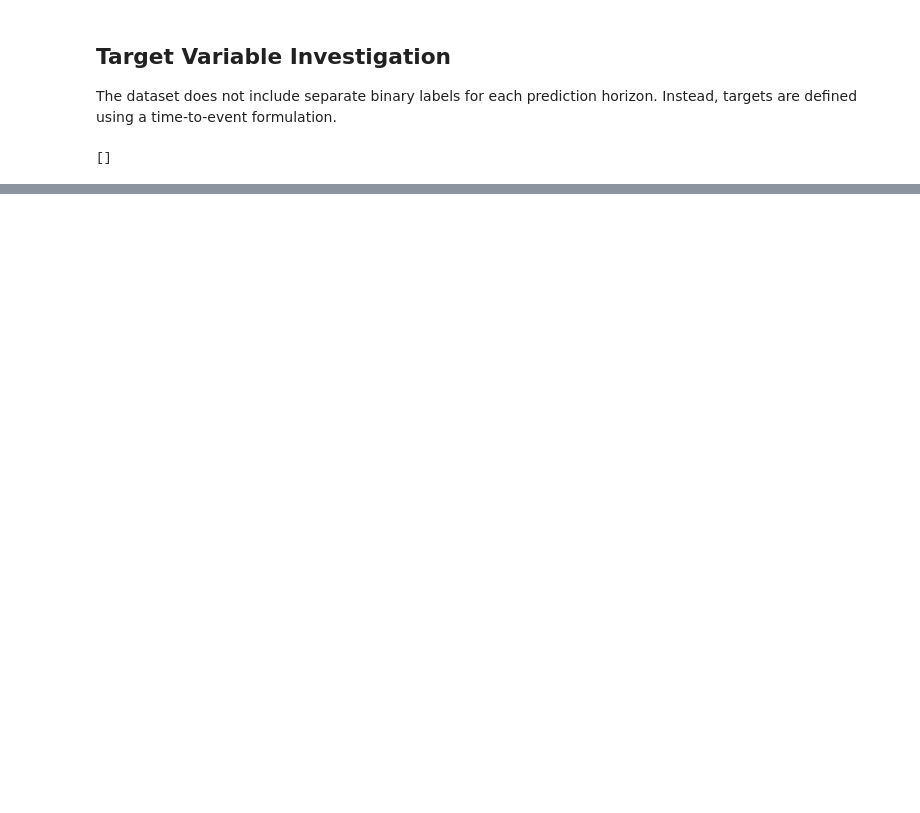
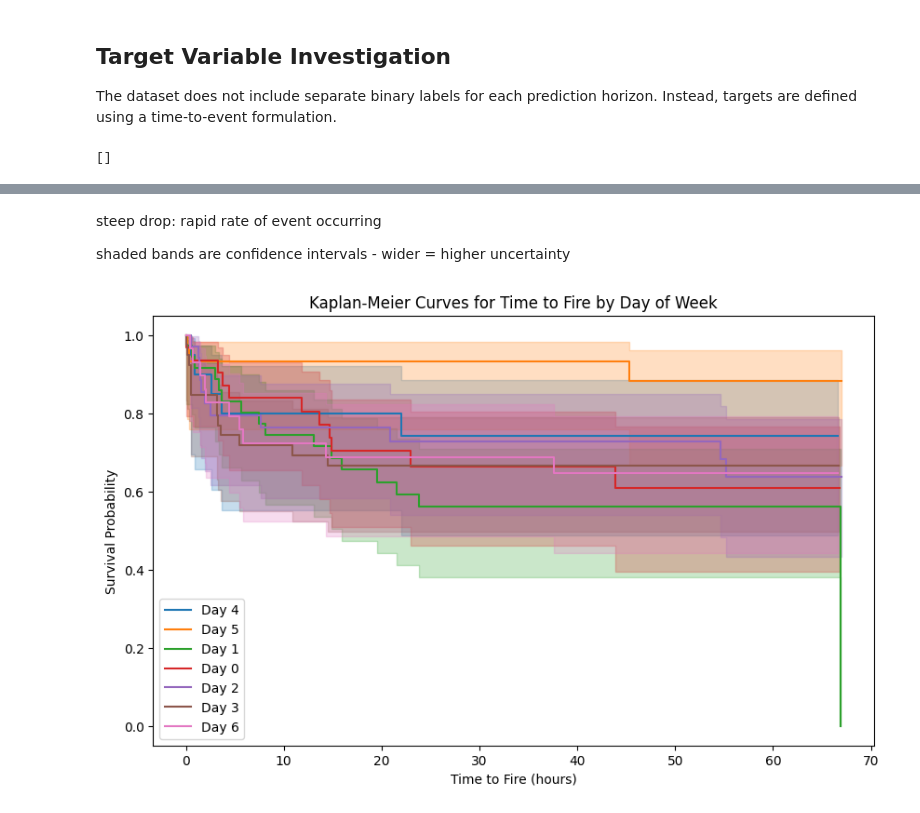
Before and after one commit to DannieciaGray/Wildfire-Prediction-WIDS-Datathon-2026, a Jupyter notebook: eda.ipynb, the cells around one changed output, grey strips where cells are left out. Cells and saved outputs as stored; diff of their text form; code cells hidden in the pictures; blank space fills up the shorter version.

```diff
--- a/eda.ipynb
+++ b/eda.ipynb
@@ -79,0 +117,24 @@ Fires with event == 0 are treated as right-censored observations. This formulati
+# %% [markdown]
+steep drop: rapid rate of event occurring
+
+shaded bands are confidence intervals - wider = higher uncertainty
+# %%
+# 2. by day of week (using event_start_dayofweek)
+kmf = KaplanMeierFitter()
+days = train["event_start_dayofweek"].unique()
+plt.figure(figsize=(10, 6))
+for day in days:
+    subset = train[train["event_start_dayofweek"] == day]
+    kmf.fit(
+        durations=subset["time_to_hit_hours"],
+        event_observed=subset["event"],
+        label=f"Day {day}"
+    )
+    kmf.plot_survival_function()
+plt.title("Kaplan-Meier Curves for Time to Fire by Day of Week")
+plt.xlabel("Time to Fire (hours)")
+plt.ylabel("Survival Probability")
+plt.legend()
+plt.show()
+# %% [output]
+[figure, added]
```
Also changed, not shown: parts of 12 cells of this notebook.
